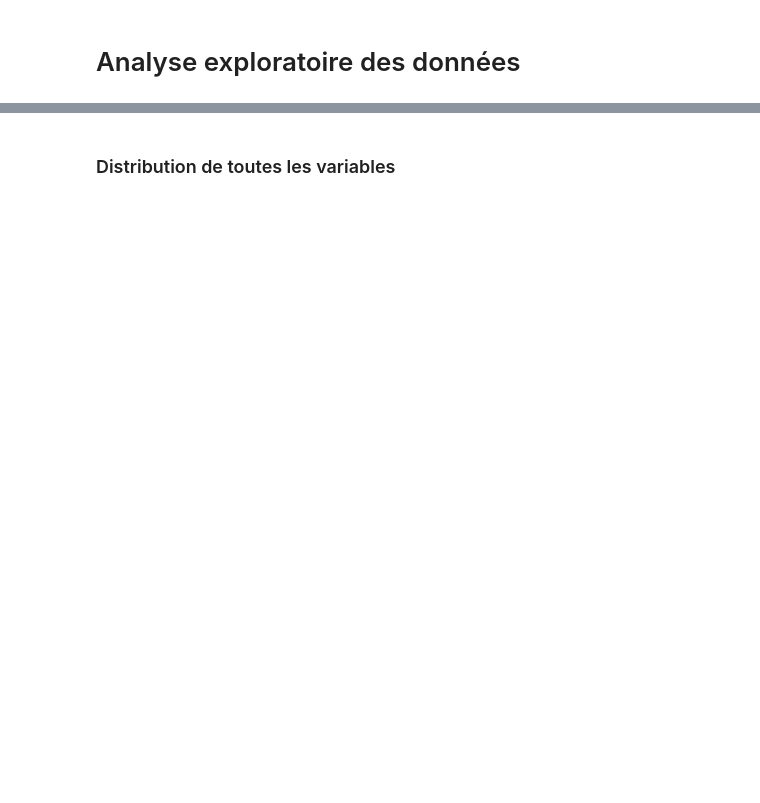
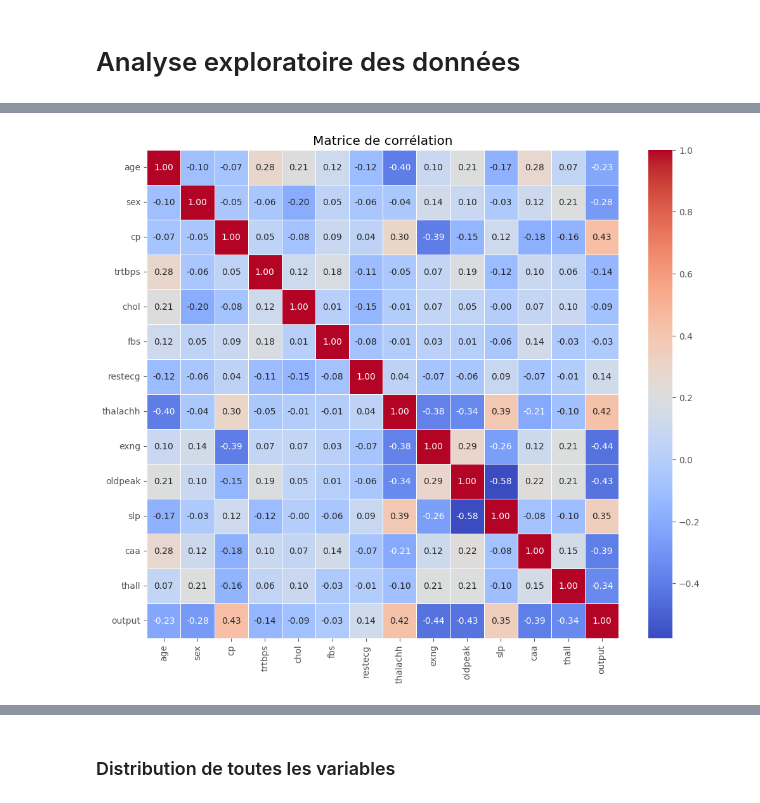
Before and after one commit to mjfriedman/Cardio-Detect, a Jupyter notebook: Projet.ipynb, the cells around one changed output, grey strips where cells are left out. Drawn from its saved outputs; the diff is of its cells as text; code cells hidden in the pictures; blank space fills up the shorter version.

```diff
--- a/Projet.ipynb
+++ b/Projet.ipynb
@@ -65,3 +65,5 @@ https://www.kaggle.com/datasets/rashikrahmanpritom/heart-attack-analysis-predict
 # %%
 # Importer les données, visualiser le dataframe, expliquer le contenu des variables etc.
 # Voir class DataManager():
+df = pd.read_csv("heart.csv")
+df.head()
@@ -76,0 +179,8 @@ Séparer le jeu de données en trois parties: l'ensemble **d'entraînement**, de
+# %%
+# Créer une instance de la classe Visualization avec votre DataFrame
+visualization_instance = Visualization(df)
+
+# Utiliser la méthode plot_correlation
+visualization_instance.plot_correlation()
+# %% [output]
+[figure, added]
```
Also changed, not shown: parts of 33 cells of this notebook.
